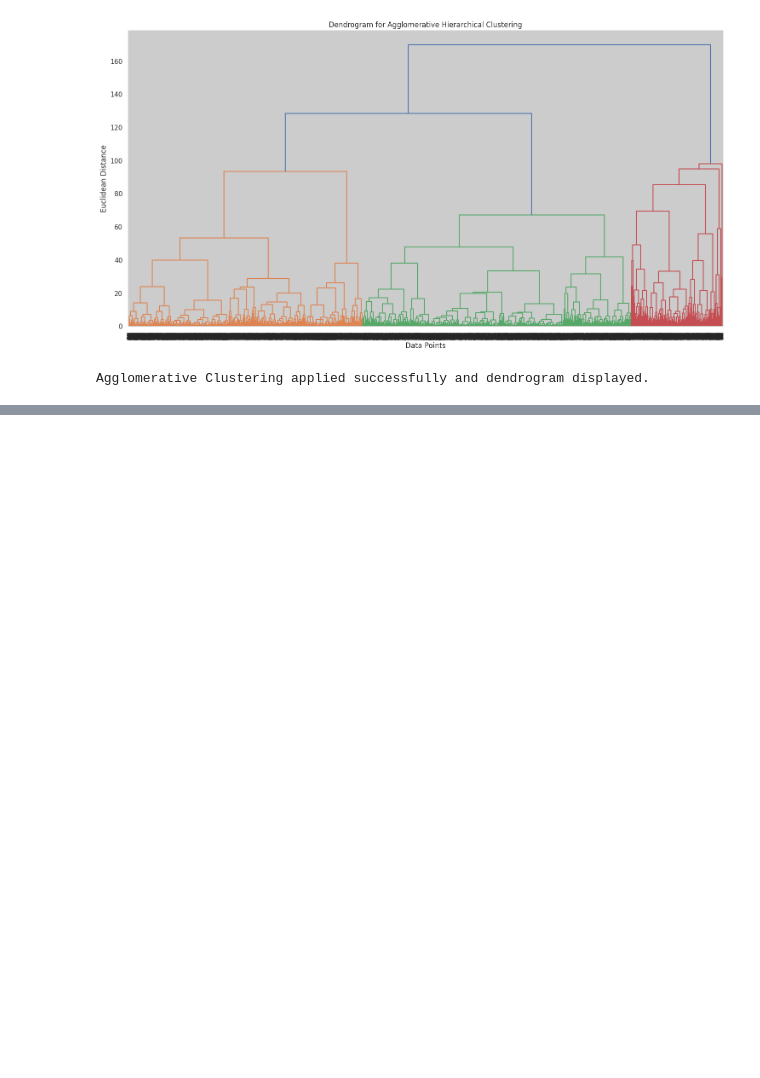
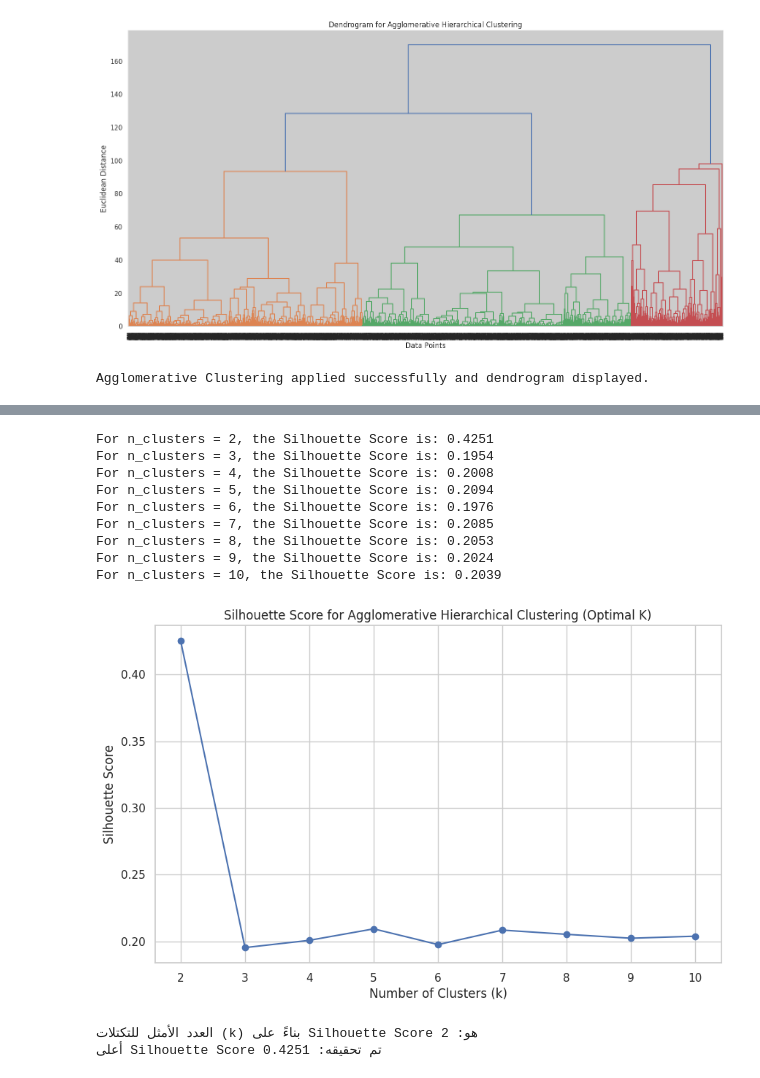
Before and after one commit to Alaa-Craft/Ai-In-Business-, a Jupyter notebook: Untitled0.ipynb, the cells around one changed output, grey strips where cells are left out. Cells and saved outputs as stored; diff of their text form; code cells hidden in the pictures; blank space fills up the shorter version.

```diff
--- a/Untitled0.ipynb
+++ b/Untitled0.ipynb
@@ -380,0 +452,60 @@ Agglomerative Clustering applied successfully and dendrogram displayed.
+# %%
+
+
+import pandas as pd
+import numpy as np
+from sklearn.preprocessing import StandardScaler
+from sklearn.cluster import AgglomerativeClustering
+from sklearn.metrics import silhouette_score
+import matplotlib.pyplot as plt
+import seaborn as sns
+
+# تأكدي أن هذه المتغيرات (df, scaled_data) موجودة من الخطوات السابقة في Colab
+# إذا لم تكوني متأكدة، يرجى تشغيل كل الخلايا من بداية ملف Colab الخاص بكِ.
+
+# قائمة لتخزين قيم Silhouette Score لكل عدد من التكتلات
+silhouette_scores = []
+
+# نطاق عدد التكتلات المراد اختباره (من 2 إلى 10)
+# نبدأ من 2 لأن Silhouette Score لا يمكن حسابه لتكتل واحد
+range_n_clusters = range(2, 11)
+
+for n_clusters in range_n_clusters:
+    # تطبيق Agglomerative Clustering بعدد التكتلات الحالي
+    agg_clustering = AgglomerativeClustering(n_clusters=n_clusters)
+    agg_labels = agg_clustering.fit_predict(scaled_data)
+
+    # حساب Silhouette Score لهذا التكتل
+    score = silhouette_score(scaled_data, agg_labels)
+    silhouette_scores.append(score)
+    print(f"For n_clusters = {n_clusters}, the Silhouette Score is: {score:.4f}")
+
+# رسم Silhouette Score لكل عدد من التكتلات
+plt.figure(figsize=(10, 6))
+plt.plot(range_n_clusters, silhouette_scores, marker='o', linestyle='-')
+plt.title('Silhouette Score for Agglomerative Hierarchical Clustering (Optimal K)')
+plt.xlabel('Number of Clusters (k)')
+plt.ylabel('Silhouette Score')
+plt.xticks(range_n_clusters)
+plt.grid(True)
+plt.show()
+
+# تحديد أفضل K بناءً على أعلى Silhouette Score
+optimal_k_silhouette = range_n_clusters[np.argmax(silhouette_scores)]
+max_silhouette_score = np.max(silhouette_scores)
+
+print(f"\nالعدد الأمثل للتكتلات (k) بناءً على Silhouette Score هو: {optimal_k_silhouette}")
+print(f"أعلى Silhouette Score تم تحقيقه: {max_silhouette_score:.4f}")
+# %% [output]
+For n_clusters = 2, the Silhouette Score is: 0.4251
+For n_clusters = 3, the Silhouette Score is: 0.1954
+For n_clusters = 4, the Silhouette Score is: 0.2008
+For n_clusters = 5, the Silhouette Score is: 0.2094
+For n_clusters = 6, the Silhouette Score is: 0.1976
+For n_clusters = 7, the Silhouette Score is: 0.2085
+For n_clusters = 8, the Silhouette Score is: 0.2053
+For n_clusters = 9, the Silhouette Score is: 0.2024
+For n_clusters = 10, the Silhouette Score is: 0.2039
+[figure, added]
+العدد الأمثل للتكتلات (k) بناءً على Silhouette Score هو: 2
+أعلى Silhouette Score تم تحقيقه: 0.4251
```
Also changed, not shown: parts of 3 cells of this notebook.
